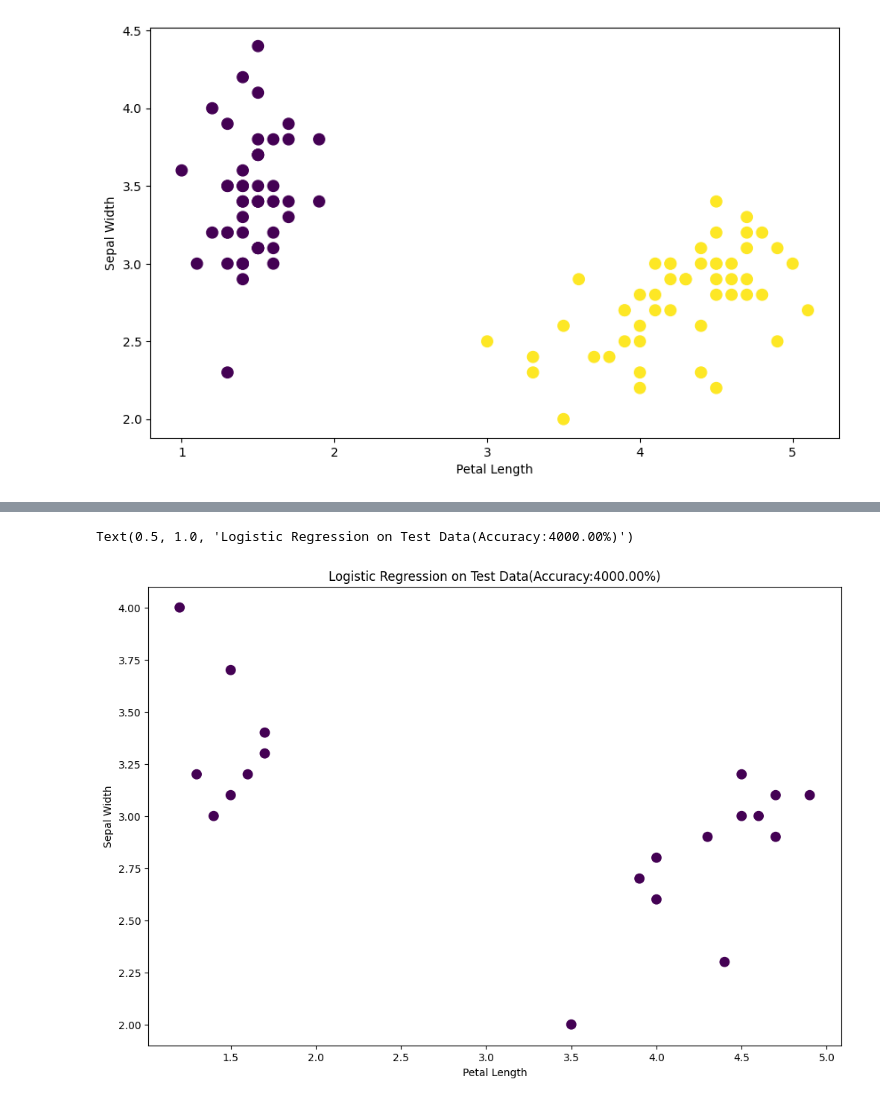
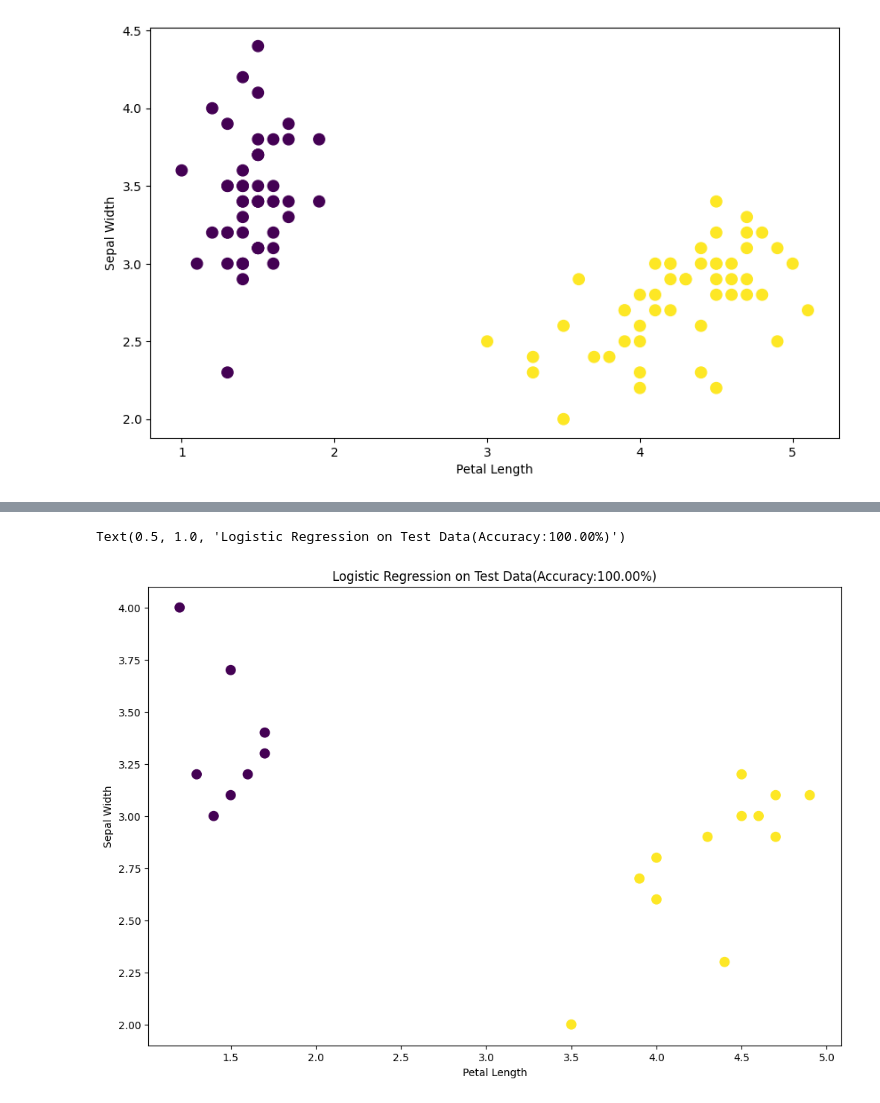
Before and after one commit to Mitchell-Mirano/Allison, a Jupyter notebook: examples/linear_models/Logistic Regression.ipynb, the cells around one changed output, grey strips where cells are left out. Saved outputs shown, nothing was run; the diff lists cells and outputs as text; code cells hidden in the pictures.

```diff
--- a/examples/linear_models/Logistic Regression.ipynb
+++ b/examples/linear_models/Logistic Regression.ipynb
@@ -169,9 +169,9 @@ np.float64(40.0)
 # %%
 plt.figure(figsize=(12,8))
 plt.scatter(X_test['PetalLengthCm'],X_test['SepalWidthCm'],s=80,c=model.predict(X_test))
 plt.xlabel("Petal Length")
 plt.ylabel("Sepal Width")
-plt.title(f'Logistic Regression on Test Data(Accuracy:{accuracy_test*100:.2f}%)')
+plt.title(f'Logistic Regression on Test Data(Accuracy:{accuracy_test:.2f}%)')
 # %% [output]
-Text(0.5, 1.0, 'Logistic Regression on Test Data(Accuracy:4000.00%)')
+Text(0.5, 1.0, 'Logistic Regression on Test Data(Accuracy:100.00%)')
-[figure, old version]
+[figure, new version]
```
Also changed, not shown: parts of 6 cells of this notebook, 9 other files.
